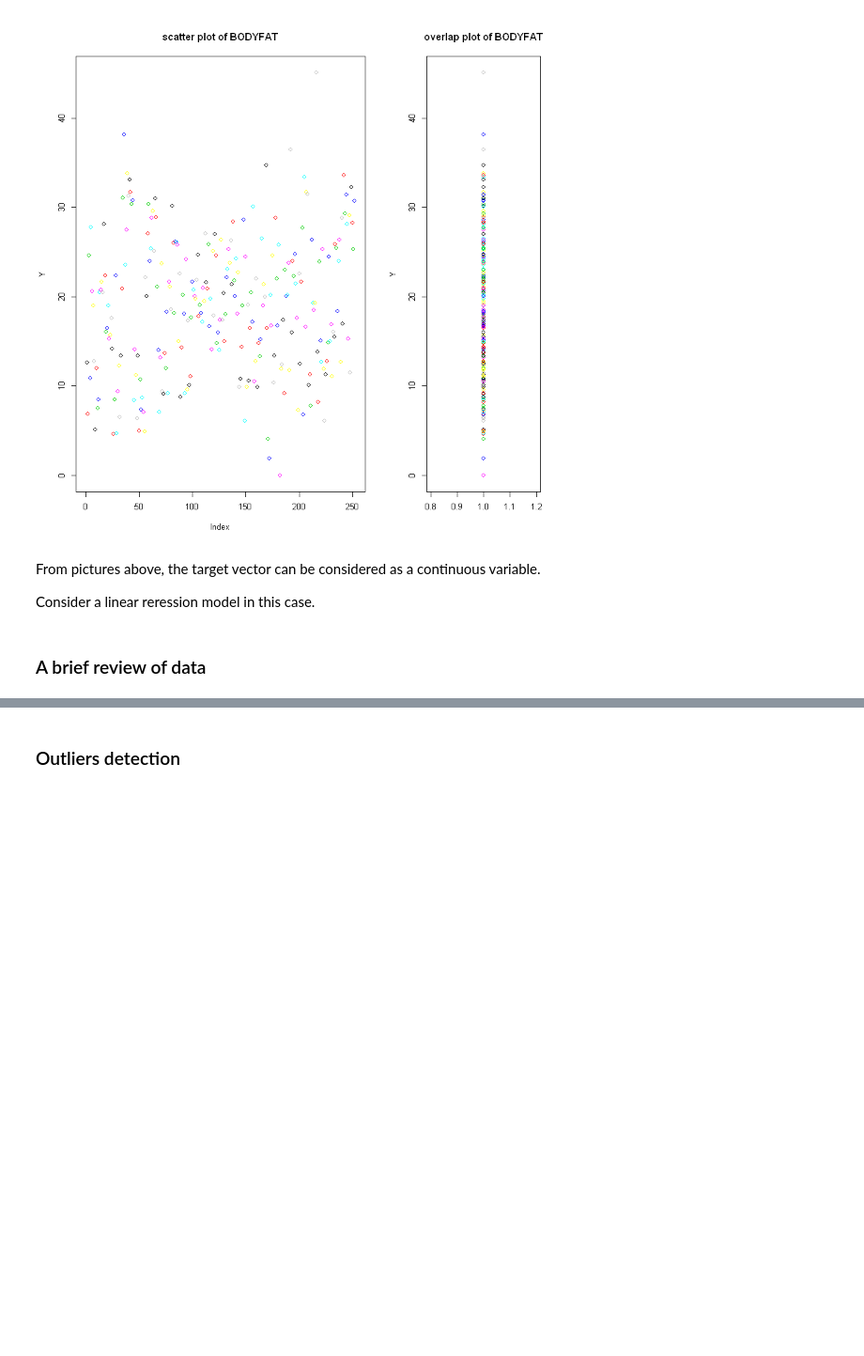
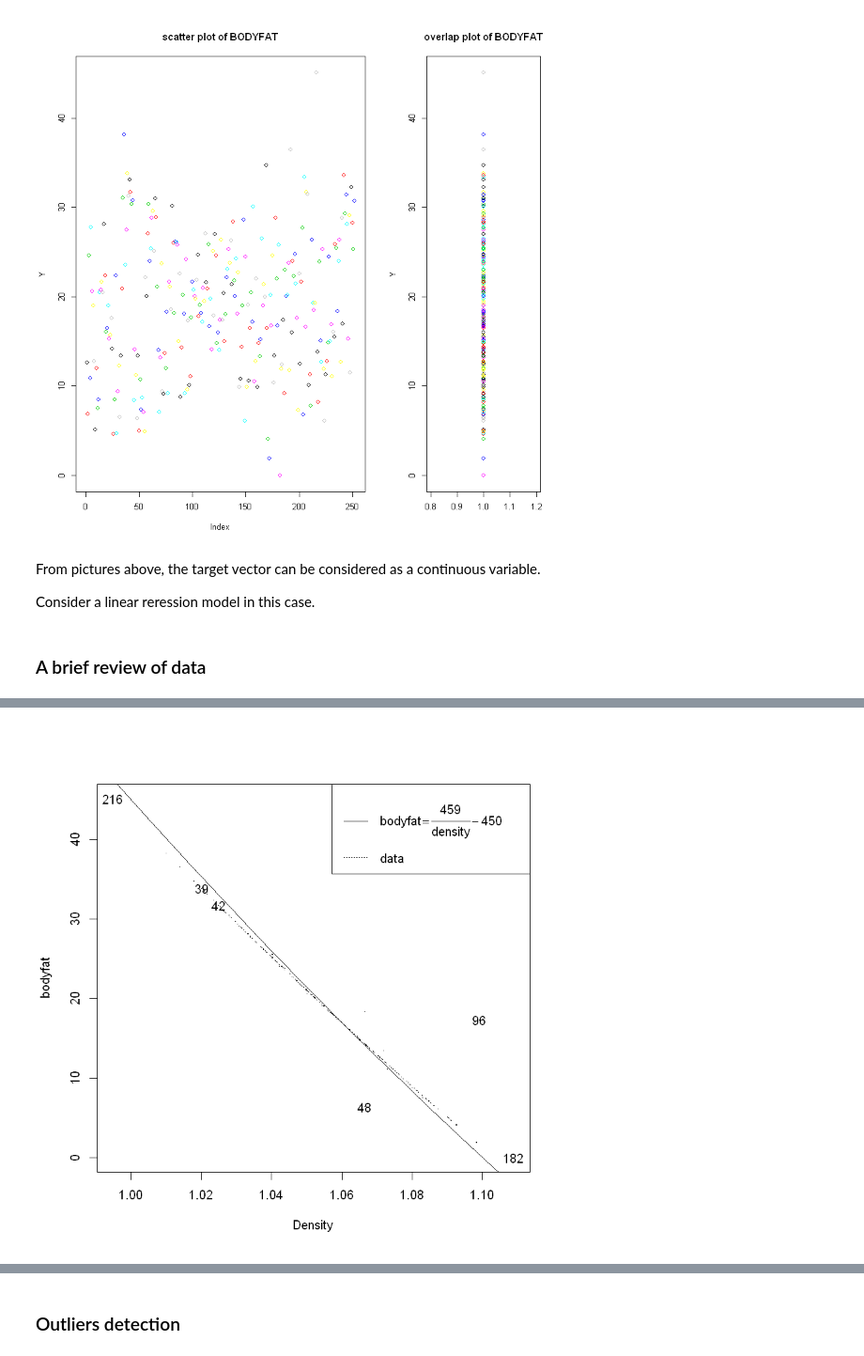
Before and after one commit to jwu424/628Module2, a Jupyter notebook: data cleaning.ipynb, the cells around one changed output, grey strips where cells are left out. Shown: that part at 94% size. Cells and saved outputs as stored; diff of their text form; code cells hidden in the pictures; blank space fills up the shorter version.

```diff
--- a/data cleaning.ipynb
+++ b/data cleaning.ipynb
@@ -61,0 +50,10 @@ In the data cleaning process, data points with minimum BODYFAT or HEIGHT values
+# %%
+rank.ind = which(rank(data$DENSITY)%in%c(1,174,251,252))
+index = sort(unique(c(rank.ind,ind)))
+plot(data$DENSITY,data$BODYFAT,pch=".",xlab="Density",ylab="bodyfat")
+text(data$DENSITY[index],data$BODYFAT[index],labels=as.character(index))
+curve(expr = 495/x-450,0,1.13,add=T)
+legend("topright",legend=c(expression(bodyfat==frac(459,density)-450),"data"),
+       lty=c("solid","dotted"))
+# %% [output]
+[figure, added]
```
Also changed, not shown: parts of 20 cells of this notebook.
